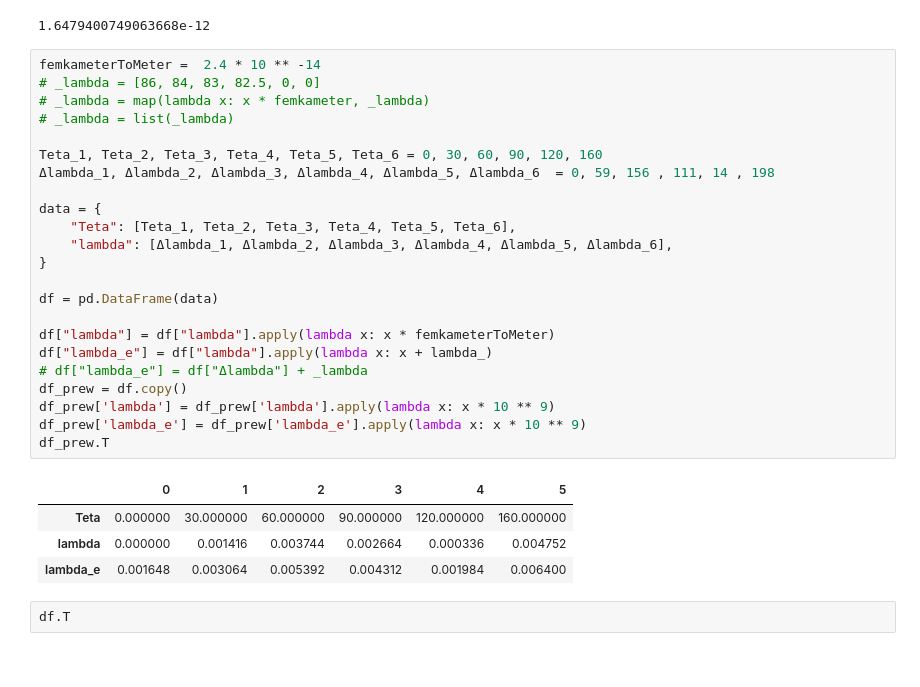
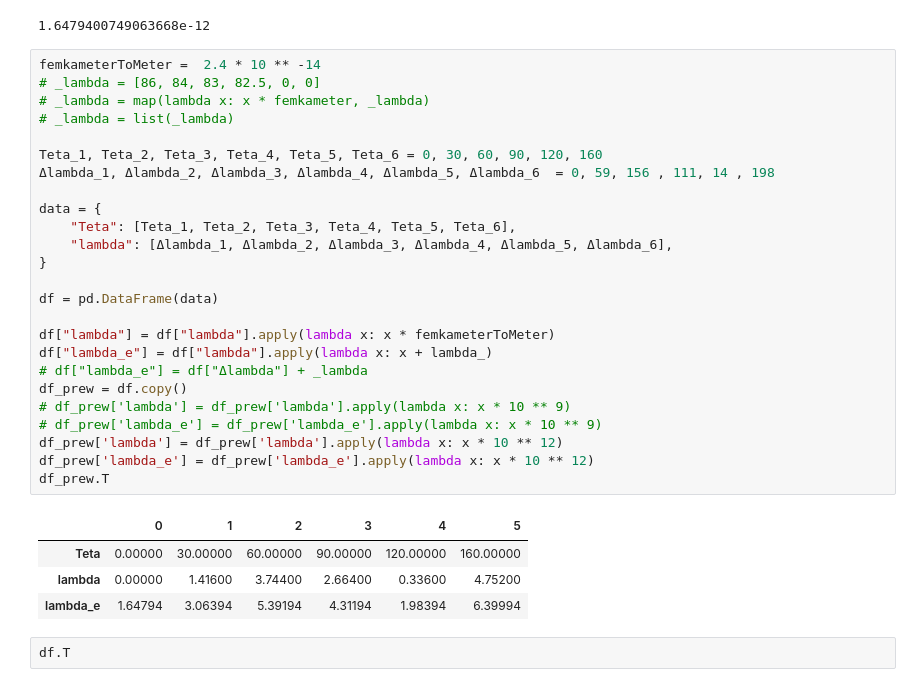
Before and after one commit to replicaCortex/Keres, a Jupyter notebook: Physics/4LabAlt.ipynb, the cells around one changed output. Drawn from its saved outputs; the diff is of its cells as text.

```diff
--- a/Physics/4LabAlt.ipynb
+++ b/Physics/4LabAlt.ipynb
@@ -18,31 +18,33 @@ lambda_
 # %%
 femkameterToMeter =  2.4 * 10 ** -14
 # _lambda = [86, 84, 83, 82.5, 0, 0]
 # _lambda = map(lambda x: x * femkameter, _lambda)
 # _lambda = list(_lambda)
 
 Teta_1, Teta_2, Teta_3, Teta_4, Teta_5, Teta_6 = 0, 30, 60, 90, 120, 160
 Δlambda_1, Δlambda_2, Δlambda_3, Δlambda_4, Δlambda_5, Δlambda_6  = 0, 59, 156 , 111, 14 , 198
 
 data = {
     "Teta": [Teta_1, Teta_2, Teta_3, Teta_4, Teta_5, Teta_6],
     "lambda": [Δlambda_1, Δlambda_2, Δlambda_3, Δlambda_4, Δlambda_5, Δlambda_6],
 }
 
 df = pd.DataFrame(data)
 
 df["lambda"] = df["lambda"].apply(lambda x: x * femkameterToMeter)
 df["lambda_e"] = df["lambda"].apply(lambda x: x + lambda_)
 # df["lambda_e"] = df["Δlambda"] + _lambda
 df_prew = df.copy()
-df_prew['lambda'] = df_prew['lambda'].apply(lambda x: x * 10 ** 9)
-df_prew['lambda_e'] = df_prew['lambda_e'].apply(lambda x: x * 10 ** 9)
+# df_prew['lambda'] = df_prew['lambda'].apply(lambda x: x * 10 ** 9)
+# df_prew['lambda_e'] = df_prew['lambda_e'].apply(lambda x: x * 10 ** 9)
+df_prew['lambda'] = df_prew['lambda'].apply(lambda x: x * 10 ** 12)
+df_prew['lambda_e'] = df_prew['lambda_e'].apply(lambda x: x * 10 ** 12)
 df_prew.T
 # %% [output]
 |  | 0 | 1 | 2 | 3 | 4 | 5 |
-| Teta | 0.000000 | 30.000000 | 60.000000 | 90.000000 | 120.000000 | 160.000000 |
-| lambda | 0.000000 | 0.001416 | 0.003744 | 0.002664 | 0.000336 | 0.004752 |
-| lambda_e | 0.001648 | 0.003064 | 0.005392 | 0.004312 | 0.001984 | 0.006400 |
+| Teta | 0.00000 | 30.00000 | 60.00000 | 90.00000 | 120.00000 | 160.00000 |
+| lambda | 0.00000 | 1.41600 | 3.74400 | 2.66400 | 0.33600 | 4.75200 |
+| lambda_e | 1.64794 | 3.06394 | 5.39194 | 4.31194 | 1.98394 | 6.39994 |
 # %%
 df.T
 # %% [output]
```
